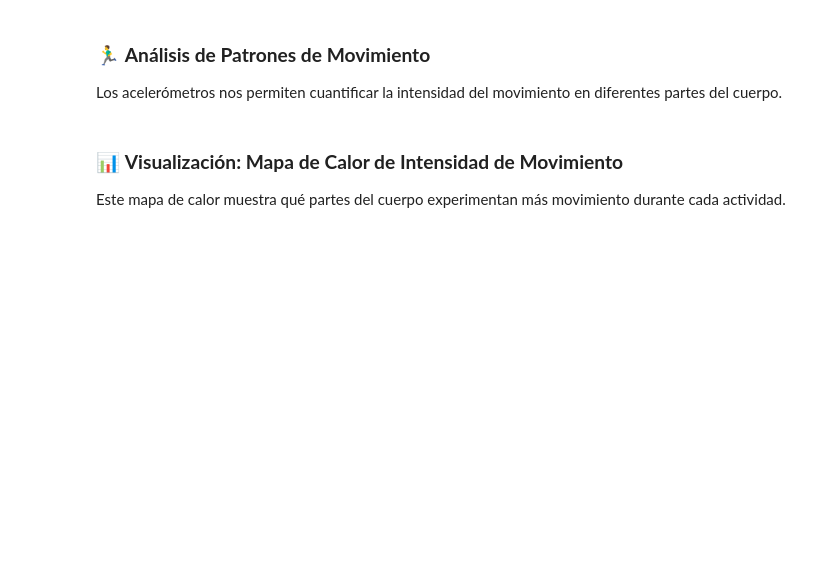
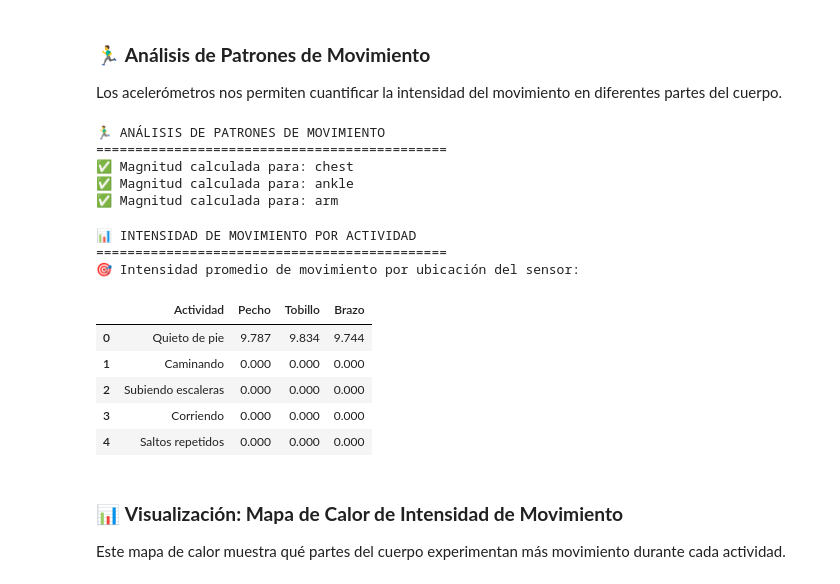
Before and after one commit to Jvviers/analisis_datosSalud, a Jupyter notebook: notebooks/02_analisis_exploratorio.ipynb, the cells around one changed output. Cells and saved outputs as stored; diff of their text form; code cells hidden in the pictures; blank space fills up the shorter version.

```diff
--- a/notebooks/02_analisis_exploratorio.ipynb
+++ b/notebooks/02_analisis_exploratorio.ipynb
@@ -118,4 +123,26 @@ except:
 # %%
+# Asegurar que existe el diccionario de actividades
+if 'actividades_dict' not in globals():
+    actividades_dict = {
+        0: 'Sin actividad',
+        1: 'Quieto de pie',
+        2: 'Sentado',
+        3: 'Acostado',
+        4: 'Caminando',
+        5: 'Subiendo escaleras',
+        6: 'Bajando escaleras',
+        7: 'Caminando arriba/abajo',
+        8: 'Caminando arriba/abajo rápido',
+        9: 'Corriendo',
+        10: 'Ciclismo',
+        11: 'Saltando',
+        12: 'Saltos repetidos'
+    }
+
+# Crear columna de nombres de actividad si no existe
+if 'actividad_nombre' not in df.columns:
+    df['actividad_nombre'] = df['actividad'].map(actividades_dict)
+
 # Distribución de actividades
 print("🎯 DISTRIBUCIÓN DE ACTIVIDADES MONITOREADAS")
 print("=" * 50)
@@ -360,40 +436,59 @@ def analizar_patrones_movimiento(df):
     return df
 
 df = analizar_patrones_movimiento(df)
+# %% [output]
+🏃‍♂️ ANÁLISIS DE PATRONES DE MOVIMIENTO
+=============================================
+✅ Magnitud calculada para: chest
+✅ Magnitud calculada para: ankle
+✅ Magnitud calculada para: arm
 # %%
 # Comparar intensidad de movimiento por actividad
+if 'actividades_dict' not in globals():
+    raise ValueError("El diccionario 'actividades_dict' no está definido. Ejecuta la celda correspondiente antes de continuar.")
+
 print("📊 INTENSIDAD DE MOVIMIENTO POR ACTIVIDAD")
 print("=" * 45)
 
 # Seleccionar actividades representativas
 actividades_interes = [1, 4, 5, 9, 12]  # Quieto, caminando, escaleras, corriendo, saltando
 nombres_actividades = [actividades_dict[act] for act in actividades_interes]
 
 # Calcular promedios por actividad y ubicación
 ubicaciones_sensor = ['accel_chest_magnitud', 'accel_ankle_magnitud', 'accel_arm_magnitud']
 nombres_ubicacion = ['Pecho', 'Tobillo', 'Brazo']
 
 resultados_movimiento = []
 
 for actividad_id in actividades_interes:
     datos_act = df[df['actividad'] == actividad_id]
     actividad_nombre = actividades_dict[actividad_id]
 
     fila_resultado = {'Actividad': actividad_nombre}
 
     for ubicacion, nombre_ubicacion in zip(ubicaciones_sensor, nombres_ubicacion):
         if ubicacion in df.columns and len(datos_act) > 0:
             promedio = datos_act[ubicacion].mean()
             fila_resultado[nombre_ubicacion] = promedio
         else:
             fila_resultado[nombre_ubicacion] = 0
 
     resultados_movimiento.append(fila_resultado)
 
 # Crear DataFrame de resultados
 df_movimiento = pd.DataFrame(resultados_movimiento)
 print("🎯 Intensidad promedio de movimiento por ubicación del sensor:")
 display(df_movimiento.round(3))
+# %% [output]
+📊 INTENSIDAD DE MOVIMIENTO POR ACTIVIDAD
+=============================================
+🎯 Intensidad promedio de movimiento por ubicación del sensor:
+|  | Actividad | Pecho | Tobillo | Brazo |
+| 0 | Quieto de pie | 9.787 | 9.834 | 9.744 |
+| 1 | Caminando | 0.000 | 0.000 | 0.000 |
+| 2 | Subiendo escaleras | 0.000 | 0.000 | 0.000 |
+| 3 | Corriendo | 0.000 | 0.000 | 0.000 |
+| 4 | Saltos repetidos | 0.000 | 0.000 | 0.000 |
 # %% [markdown]
 ### 📊 **Visualización: Mapa de Calor de Intensidad de Movimiento**
 
```
Also changed, not shown: parts of 15 cells of this notebook.
